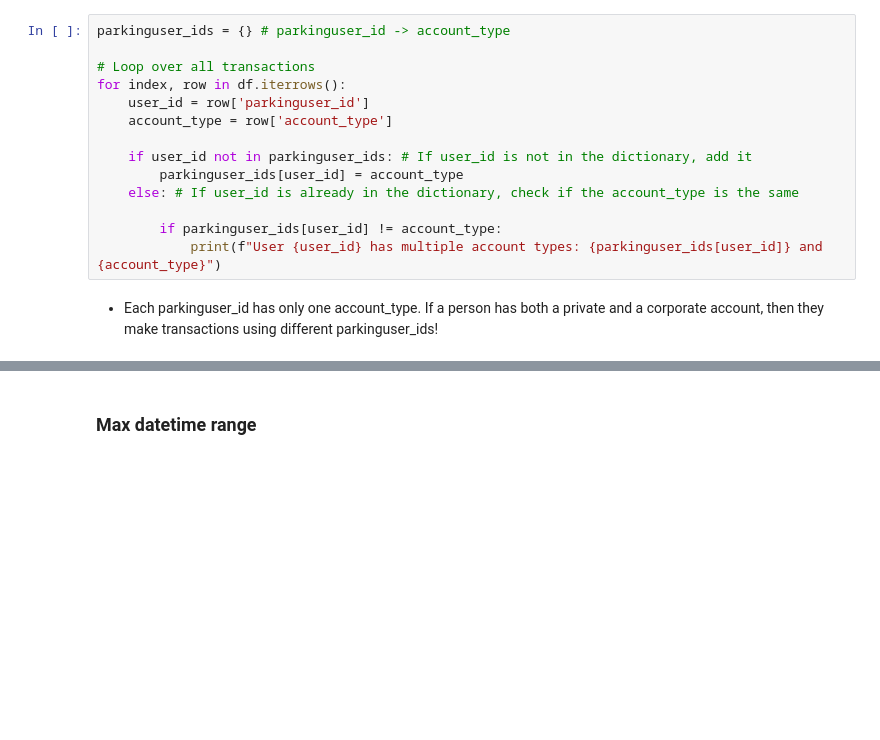
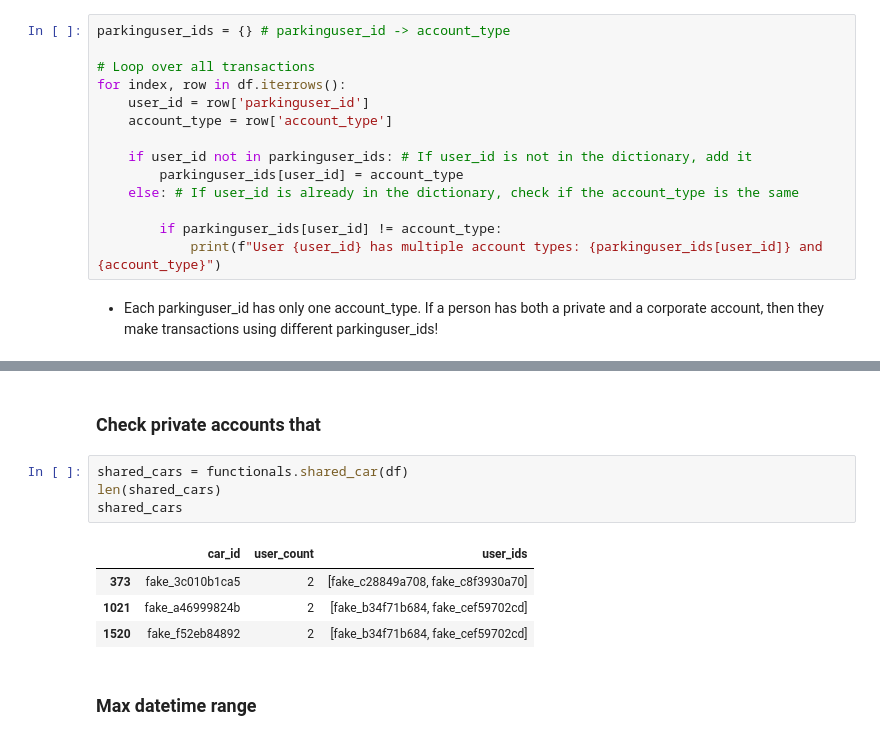
Before and after one commit to Darakhsh1999/arrive-demo, a Jupyter notebook: src/data_clean.ipynb, the cells around one changed output, grey strips where cells are left out. Cells and saved outputs as stored; diff of their text form; blank space fills up the shorter version.

```diff
--- a/src/data_clean.ipynb
+++ b/src/data_clean.ipynb
@@ -154,3 +183,14 @@ for index, row in df.iterrows():
+# %% [markdown]
+### Check private accounts that
+# %%
+shared_cars = functionals.shared_car(df)
+len(shared_cars)
+shared_cars
+# %% [output]
+|  | car_id | user_count | user_ids |
+| 373 | fake_3c010b1ca5 | 2 | [fake_c28849a708, fake_c8f3930a70] |
+| 1021 | fake_a46999824b | 2 | [fake_b34f71b684, fake_cef59702cd] |
+| 1520 | fake_f52eb84892 | 2 | [fake_b34f71b684, fake_cef59702cd] |
 # %% [markdown]
 ### Max datetime range
 # %%
```
Also changed, not shown: parts of 25 cells of this notebook, 3 other files.
